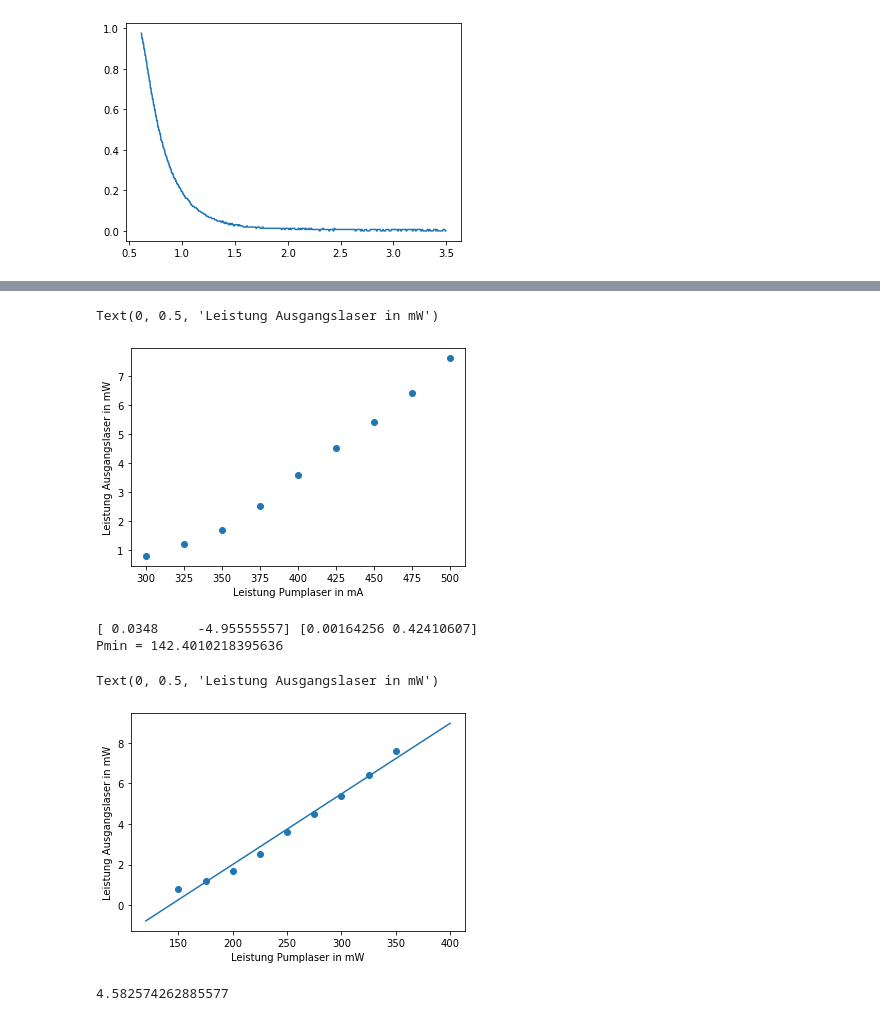
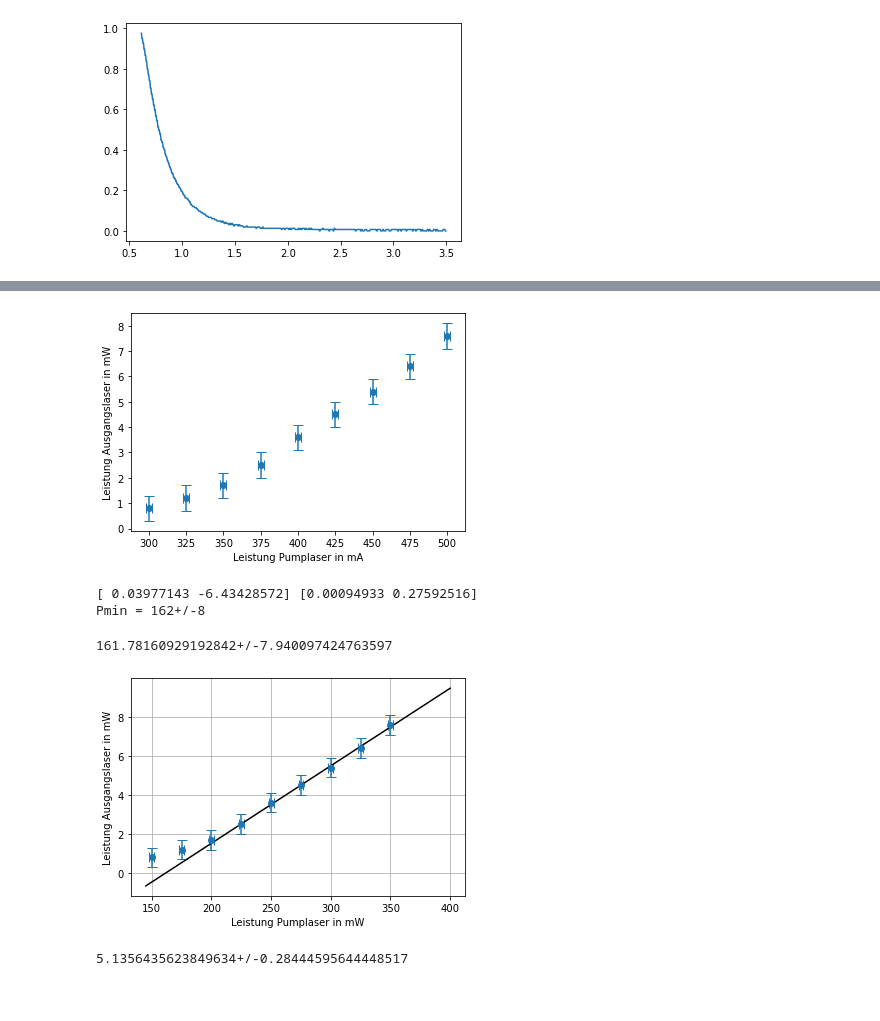
Before and after one commit to emhl/FP1, a Jupyter notebook: ndYAK-laser.ipynb, the cells around one changed output, grey strips where cells are left out. Cells and saved outputs as stored; diff of their text form; code cells hidden in the pictures.

```diff
--- a/ndYAK-laser.ipynb
+++ b/ndYAK-laser.ipynb
@@ -159,20 +199,20 @@ plt.plot(lt['Sequence'][a:b]*timeinterval*1e3,lt_intensitaet[a:b])
 # %%
-x,y = lt['Sequence'][a:b]-a,lt_intensitaet[a:b]
+x,y = (lt['Sequence'][a:b]-a)*timeinterval*1e3,lt_intensitaet[a:b]
 plt.plot((lt['Sequence']-a)*timeinterval*1e3,lt_intensitaet,label="gemessene Intensität")
-def fit(x,T,a,c):
-    return a*np.exp(-x/T) + c
+def fit(x,T,a):
+    return np.exp(-x/T)
 
 c, cov = curve_fit(fit,x,y)
 perr = np.sqrt(np.diag(cov))
+T = c[0]
+uT =perr[0]
 print(c,perr)
-T = c[0]*timeinterval*1e3
-uT =perr[0]*timeinterval*1e3
-print(f"{T} \pm {uT} ms")
+print(f"T={un.ufloat(c[0],perr[0])*1e3} us \t a={un.ufloat(c[1],perr[1])}")
 
-x1 = np.linspace(0,700,500)
-y1 = fit(x1, c[0],c[1],c[2])
-plt.plot(x1*timeinterval*1e3,y1,label="fit")
-plt.scatter(c[0]*timeinterval*1e3,1/math.e,c="k",zorder=5,label="lebensdauer bis 1/e")
+x1 = np.linspace(0,700,500)*timeinterval*1e3
+y1 = fit(x1, c[0],c[1])
+plt.plot(x1,y1,label="fit")
+plt.scatter(c[0],1/math.e,c="k",zorder=5,label="lebensdauer bis 1/e")
 plt.plot([-.5,T,T],[1/math.e,1/math.e,0],c="k", ls='--')
 plt.xlabel('Zeit in ms nach dem abschalten')
 plt.ylabel('Normierte Intensität')
@@ -201,44 +241,47 @@ leistung
 # %%
-plt.scatter(leistung['pumplaser mA'],leistung['laser mW'])
+plt.errorbar(leistung['pumplaser mA'],leistung['laser mW'],xerr=leistung['uI'],yerr=leistung['uI.1'],fmt='o', capsize=5)
 plt.xlabel('Leistung Pumplaser in mA')
 plt.ylabel('Leistung Ausgangslaser in mW')
+plt.savefig("ndYAK-Laser/output/Laserausgangsleistung-pumpstromstaerke.svg")
 # %% [output]
-Text(0, 0.5, 'Leistung Ausgangslaser in mW')
-[figure, old version]
+[figure, new version]
 # %%
 # m = 1 mW/mA bei 400 bis 500mA
 # aber 0 mW bei ca. 150 mA
 x,y = leistung['pumplaser mA']-150,leistung['laser mW']
-plt.scatter(x,y)
+plt.errorbar(x,y,xerr=leistung['uI'],yerr=leistung['uI.1'],fmt='o', capsize=5)
 
 def lin_fit(x,m,c):
     return m*x + c
 
-c, cov = curve_fit(lin_fit,x,y)
+c, cov = curve_fit(lin_fit,x[3:],y[3:])
 perr = np.sqrt(np.diag(cov))
 print(c,perr)
 
-x1 = np.linspace(120,400,500)
+x1 = np.linspace(145,400,500)
 y1 = lin_fit(x1, c[0], c[1])
-plt.plot(x1,y1,label="fit")
+plt.plot(x1,y1,c='k')
 
 
-Pmin = - c[1] / c[0]
-B =  c[1]
+Pmin = - un.ufloat(c[1],perr[1]) / un.ufloat(c[0],perr[0])
+B =  un.ufloat(c[1],perr[1])
 # uPmin =
 print(f"Pmin = {Pmin}")
-
+# plt.legend()
 plt.xlabel('Leistung Pumplaser in mW')
 plt.ylabel('Leistung Ausgangslaser in mW')
+plt.grid()
+plt.savefig("ndYAK-Laser/output/Laserausgangsleistung-pumpleistung.svg")
+Pmin
 # %% [output]
-[ 0.0348     -4.95555557] [0.00164256 0.42410607]
-Pmin = 142.4010218395636
+[ 0.03977143 -6.43428572] [0.00094933 0.27592516]
+Pmin = 162+/-8
-Text(0, 0.5, 'Leistung Ausgangslaser in mW')
+161.78160929192842+/-7.940097424763597
-[figure, old version]
+[figure, new version]
 # %%
 eta0 = -B/Pmin * (1064/808)
 eta0*100
 # %% [output]
-4.582574262885577
+5.1356435623849634+/-0.28444595644448517
 # %%
 T = 0.1
```
Also changed, not shown: parts of 14 cells of this notebook, 9 other files.
